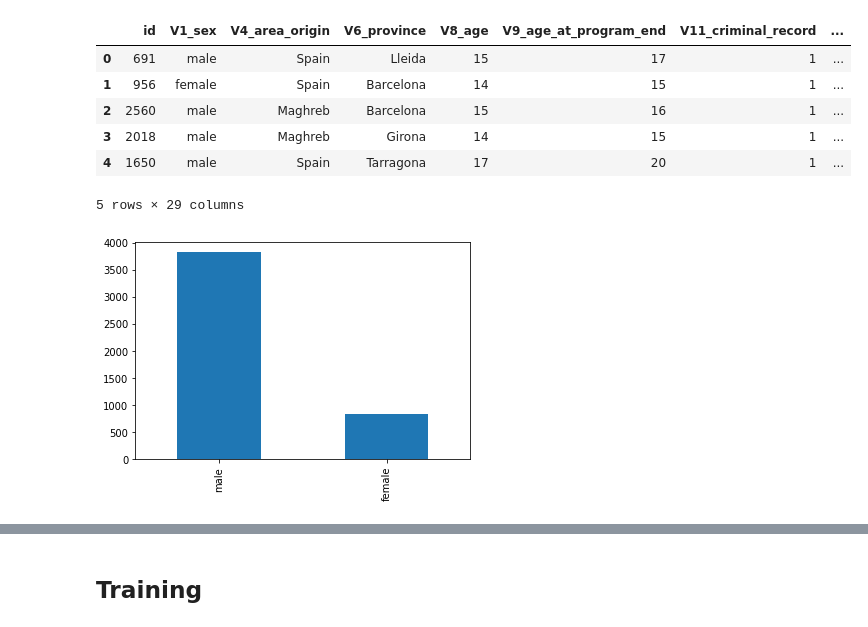
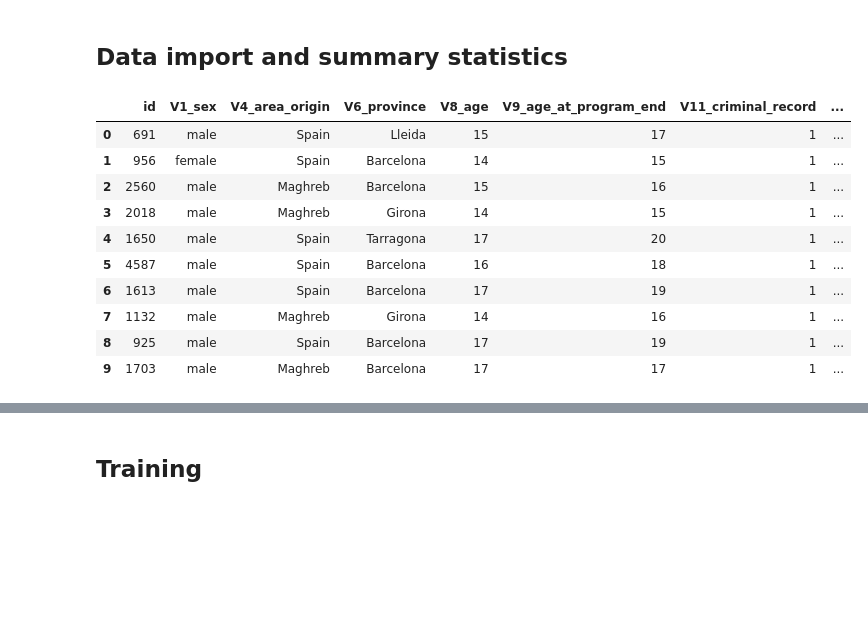
Before and after one commit to Starostka/algorithmic-fairness, a Jupyter notebook: exploration_oliver.ipynb, the cells around one changed output, grey strips where cells are left out. Saved outputs shown, nothing was run; the diff lists cells and outputs as text; code cells hidden in the pictures; blank space fills up the shorter version.

```diff
--- a/exploration_oliver.ipynb
+++ b/exploration_oliver.ipynb
@@ -8,13 +12,22 @@ import seaborn as sns
+# %% [markdown]
+## Data import and summary statistics
 # %%
 # read data from csv file
 df = pd.read_csv('data/catalan-juvenile-recidivism-subset.csv')
+# %%
+# set display max columns for pandas dataframe
+pd.set_option('display.max_columns', 500)
 # %%
-df.head()
+df.head(10)
 # %% [output]
 |  | id | V1_sex | V4_area_origin | V6_province | V8_age | V9_age_at_program_end | V11_criminal_record | ... |
 | 0 | 691 | male | Spain | Lleida | 15 | 17 | 1 | ... |
 | 1 | 956 | female | Spain | Barcelona | 14 | 15 | 1 | ... |
 | 2 | 2560 | male | Maghreb | Barcelona | 15 | 16 | 1 | ... |
 | 3 | 2018 | male | Maghreb | Girona | 14 | 15 | 1 | ... |
 | 4 | 1650 | male | Spain | Tarragona | 17 | 20 | 1 | ... |
+| 5 | 4587 | male | Spain | Barcelona | 16 | 18 | 1 | ... |
+| 6 | 1613 | male | Spain | Barcelona | 17 | 19 | 1 | ... |
+| 7 | 1132 | male | Maghreb | Girona | 14 | 16 | 1 | ... |
+| 8 | 925 | male | Spain | Barcelona | 17 | 19 | 1 | ... |
+| 9 | 1703 | male | Maghreb | Barcelona | 17 | 17 | 1 | ... |
-5 rows × 29 columns
@@ -28,7 +33,0 @@ from pandas_profiling import ProfileReport
-# %%
-# some highlits from the report
-
-# plot sex distribution
-_=df.V1_sex.value_counts().plot(kind='bar')
-# %% [output]
-[figure, removed]
```
Also changed, not shown: parts of 49 cells of this notebook.
